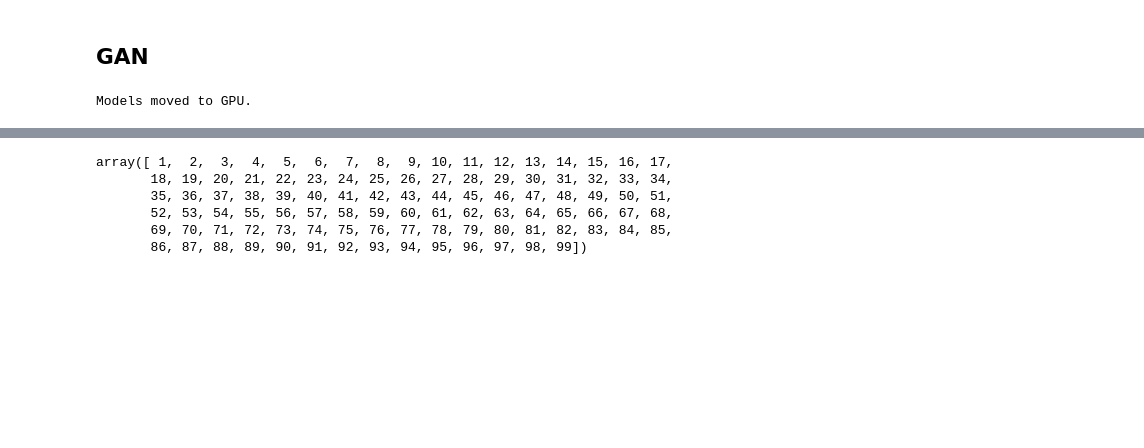
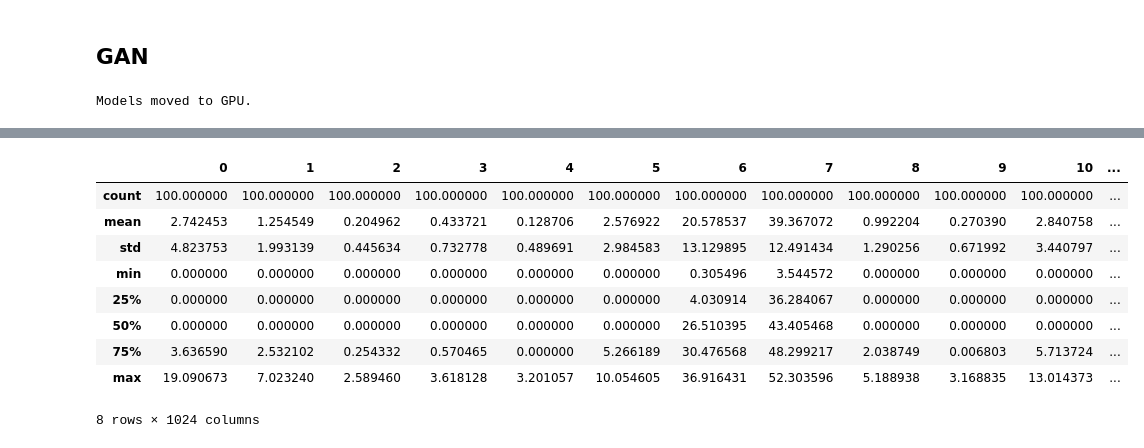
Before and after one commit to pihk94/ProgGPU, a Jupyter notebook: GAN.ipynb, the cells around one changed output, grey strips where cells are left out. Saved outputs shown, nothing was run; the diff lists cells and outputs as text; code cells hidden in the pictures; blank space fills up the shorter version.

```diff
--- a/GAN.ipynb
+++ b/GAN.ipynb
@@ -235,11 +239,16 @@ Le flux de sortie a été tronqué et ne contient que les 5000 dernières ligne
 # %%
 import matplotlib.pyplot as plt
+
+TRUE_prices = pd.DataFrame(full_data[0][0].T)
+TRUE_prices.describe()
+# %% [output]
+|  | 0 | 1 | 2 | 3 | 4 | 5 | 6 | 7 | 8 | 9 | 10 | ... |
+| count | 100.000000 | 100.000000 | 100.000000 | 100.000000 | 100.000000 | 100.000000 | 100.000000 | 100.000000 | 100.000000 | 100.000000 | 100.000000 | ... |
+| mean | 2.742453 | 1.254549 | 0.204962 | 0.433721 | 0.128706 | 2.576922 | 20.578537 | 39.367072 | 0.992204 | 0.270390 | 2.840758 | ... |
+| std | 4.823753 | 1.993139 | 0.445634 | 0.732778 | 0.489691 | 2.984583 | 13.129895 | 12.491434 | 1.290256 | 0.671992 | 3.440797 | ... |
+| min | 0.000000 | 0.000000 | 0.000000 | 0.000000 | 0.000000 | 0.000000 | 0.305496 | 3.544572 | 0.000000 | 0.000000 | 0.000000 | ... |
+| 25% | 0.000000 | 0.000000 | 0.000000 | 0.000000 | 0.000000 | 0.000000 | 4.030914 | 36.284067 | 0.000000 | 0.000000 | 0.000000 | ... |
+| 50% | 0.000000 | 0.000000 | 0.000000 | 0.000000 | 0.000000 | 0.000000 | 26.510395 | 43.405468 | 0.000000 | 0.000000 | 0.000000 | ... |
+| 75% | 3.636590 | 2.532102 | 0.254332 | 0.570465 | 0.000000 | 5.266189 | 30.476568 | 48.299217 | 2.038749 | 0.006803 | 5.713724 | ... |
+| max | 19.090673 | 7.023240 | 2.589460 | 3.618128 | 3.201057 | 10.054605 | 36.916431 | 52.303596 | 5.188938 | 3.168835 | 13.014373 | ... |
+8 rows × 1024 columns
-# %%
-np.arange(1,100,1)
-# %% [output]
-array([ 1,  2,  3,  4,  5,  6,  7,  8,  9, 10, 11, 12, 13, 14, 15, 16, 17,
-       18, 19, 20, 21, 22, 23, 24, 25, 26, 27, 28, 29, 30, 31, 32, 33, 34,
-       35, 36, 37, 38, 39, 40, 41, 42, 43, 44, 45, 46, 47, 48, 49, 50, 51,
-       52, 53, 54, 55, 56, 57, 58, 59, 60, 61, 62, 63, 64, 65, 66, 67, 68,
-       69, 70, 71, 72, 73, 74, 75, 76, 77, 78, 79, 80, 81, 82, 83, 84, 85,
-       86, 87, 88, 89, 90, 91, 92, 93, 94, 95, 96, 97, 98, 99])
```
Also changed, not shown: parts of 15 cells of this notebook, 5 other files.
